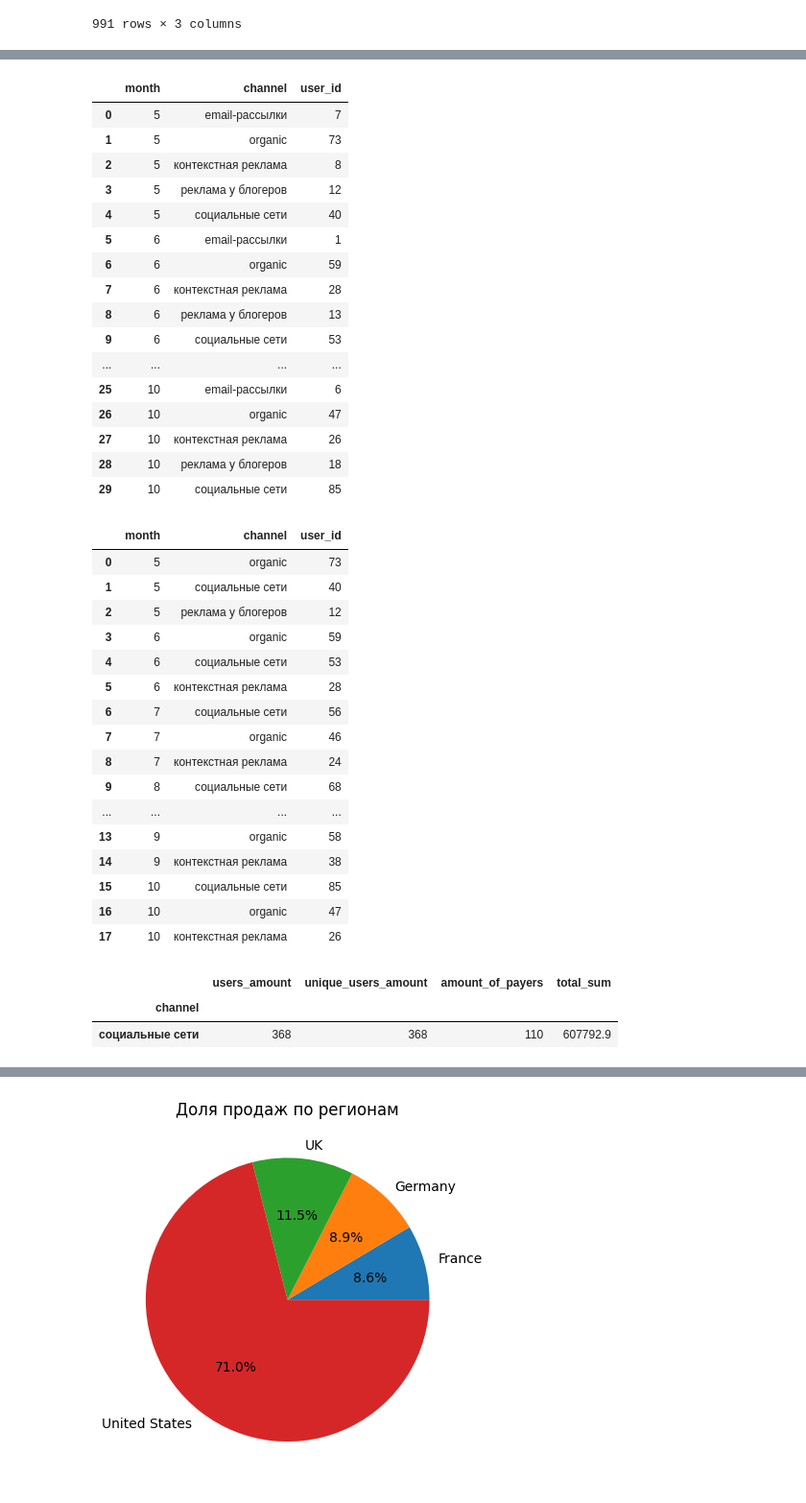
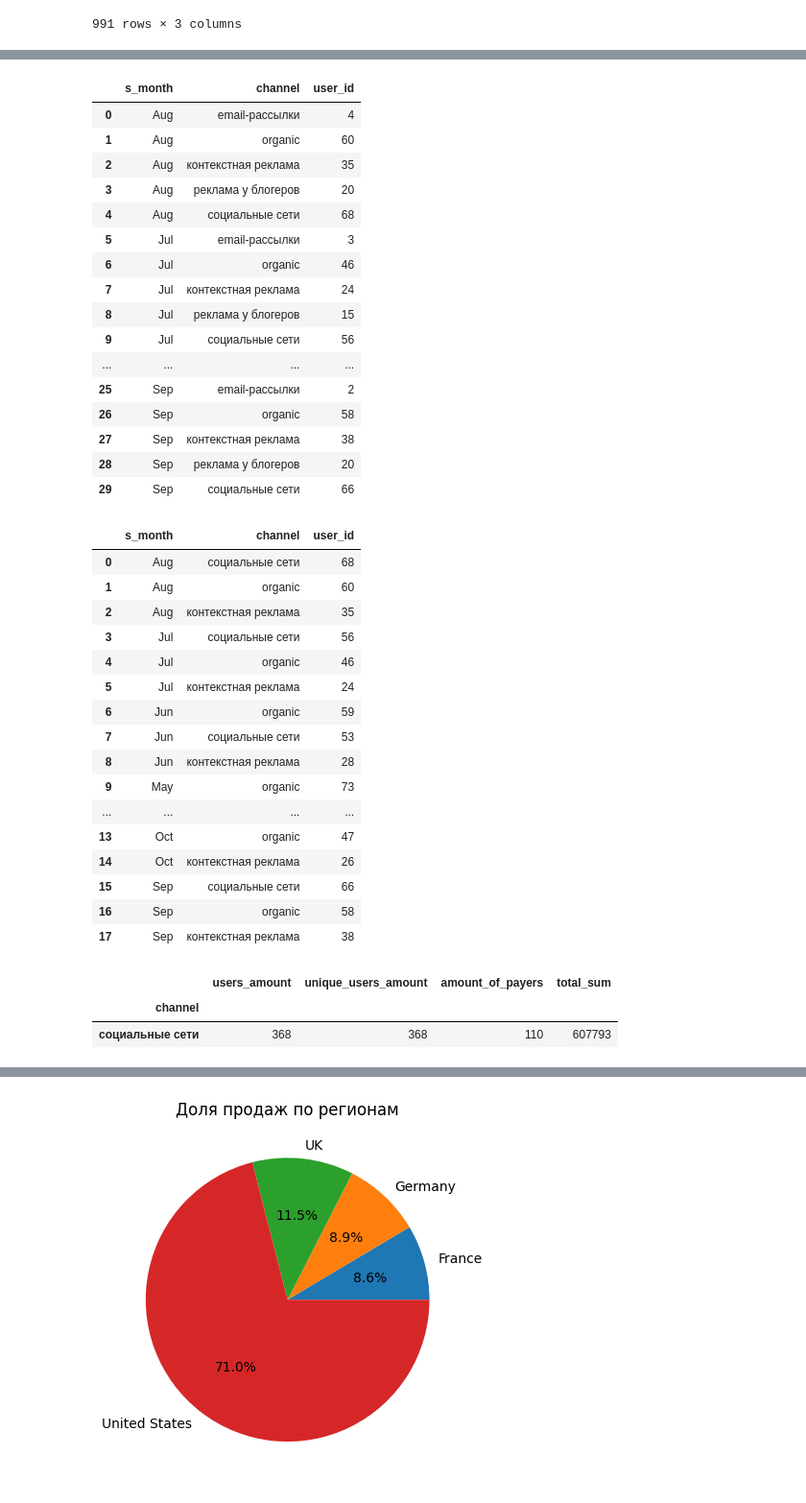
Before and after one commit to yandex-lyceum-org/data-analysis, a Jupyter notebook: main.ipynb, the cells around one changed output, grey strips where cells are left out. Shown: that part at 96% size. Cells and saved outputs as stored; diff of their text form; code cells hidden in the pictures.

```diff
--- a/main.ipynb
+++ b/main.ipynb
@@ -226,3 +227,6 @@ df[["user_id", "total_price", "payer"]]
 | 1010 | 780224321316 | 0.0 | 0 |
 | 1011 | 660481970221 | 4999.0 | 1 |
 991 rows × 3 columns
+# %%
+df["s_month"] = df['session_date'].dt.strftime('%b')
+df[["session_date", "s_month"]]
@@ -228,0 +247,3 @@ df[["user_id", "total_price", "payer"]]
+# %%
+df["s_day"] = df['session_date'].dt.strftime('%a')
+df[["session_date", "s_day"]]
@@ -295,45 +329,45 @@ Name: total_price, dtype: float64
 # %%
-d = df.groupby(["month", "channel"])["user_id"].count().reset_index()
+d = df.groupby(["s_month", "channel"])["user_id"].count().reset_index()
 d
 # %% [output]
-|  | month | channel | user_id |
-| 0 | 5 | email-рассылки | 7 |
-| 1 | 5 | organic | 73 |
-| 2 | 5 | контекстная реклама | 8 |
-| 3 | 5 | реклама у блогеров | 12 |
-| 4 | 5 | социальные сети | 40 |
-| 5 | 6 | email-рассылки | 1 |
-| 6 | 6 | organic | 59 |
-| 7 | 6 | контекстная реклама | 28 |
-| 8 | 6 | реклама у блогеров | 13 |
-| 9 | 6 | социальные сети | 53 |
+|  | s_month | channel | user_id |
+| 0 | Aug | email-рассылки | 4 |
+| 1 | Aug | organic | 60 |
+| 2 | Aug | контекстная реклама | 35 |
+| 3 | Aug | реклама у блогеров | 20 |
+| 4 | Aug | социальные сети | 68 |
+| 5 | Jul | email-рассылки | 3 |
+| 6 | Jul | organic | 46 |
+| 7 | Jul | контекстная реклама | 24 |
+| 8 | Jul | реклама у блогеров | 15 |
+| 9 | Jul | социальные сети | 56 |
 | ... | ... | ... | ... |
-| 25 | 10 | email-рассылки | 6 |
-| 26 | 10 | organic | 47 |
-| 27 | 10 | контекстная реклама | 26 |
-| 28 | 10 | реклама у блогеров | 18 |
-| 29 | 10 | социальные сети | 85 |
+| 25 | Sep | email-рассылки | 2 |
+| 26 | Sep | organic | 58 |
+| 27 | Sep | контекстная реклама | 38 |
+| 28 | Sep | реклама у блогеров | 20 |
+| 29 | Sep | социальные сети | 66 |
 # %%
-top3_channels = d.groupby('month').apply(lambda x: x.nlargest(3, 'user_id')).reset_index(drop=True)
+top3_channels = d.groupby('s_month').apply(lambda x: x.nlargest(3, 'user_id')).reset_index(drop=True)
 top3_channels
 # %% [output]
-|  | month | channel | user_id |
-| 0 | 5 | organic | 73 |
-| 1 | 5 | социальные сети | 40 |
-| 2 | 5 | реклама у блогеров | 12 |
-| 3 | 6 | organic | 59 |
-| 4 | 6 | социальные сети | 53 |
-| 5 | 6 | контекстная реклама | 28 |
-| 6 | 7 | социальные сети | 56 |
-| 7 | 7 | organic | 46 |
-| 8 | 7 | контекстная реклама | 24 |
-| 9 | 8 | социальные сети | 68 |
+|  | s_month | channel | user_id |
+| 0 | Aug | социальные сети | 68 |
+| 1 | Aug | organic | 60 |
+| 2 | Aug | контекстная реклама | 35 |
+| 3 | Jul | социальные сети | 56 |
+| 4 | Jul | organic | 46 |
+| 5 | Jul | контекстная реклама | 24 |
+| 6 | Jun | organic | 59 |
+| 7 | Jun | социальные сети | 53 |
+| 8 | Jun | контекстная реклама | 28 |
+| 9 | May | organic | 73 |
 | ... | ... | ... | ... |
-| 13 | 9 | organic | 58 |
-| 14 | 9 | контекстная реклама | 38 |
-| 15 | 10 | социальные сети | 85 |
-| 16 | 10 | organic | 47 |
-| 17 | 10 | контекстная реклама | 26 |
+| 13 | Oct | organic | 47 |
+| 14 | Oct | контекстная реклама | 26 |
+| 15 | Sep | социальные сети | 66 |
+| 16 | Sep | organic | 58 |
+| 17 | Sep | контекстная реклама | 38 |
 # %%
 k = pd.DataFrame()
 grouped = df.groupby("channel")
@@ -342,9 +376,9 @@ k["unique_users_amount"] = grouped["user_id"].apply(lambda x: len(x.unique()))
 k["amount_of_payers"] = grouped["payer"].sum()
 k["total_sum"] = grouped["total_price"].sum()
 # %%
-k.nlargest(1, "total_sum")  # самая большая сумма продаж
+k.nlargest(1, "total_sum").round().astype(int)  # самая большая сумма продаж
 # %% [output]
 |  | users_amount | unique_users_amount | amount_of_payers | total_sum |
 | channel |  |  |  |  |
-| социальные сети | 368 | 368 | 110 | 607792.9 |
+| социальные сети | 368 | 368 | 110 | 607793 |
 # %%
```
Also changed, not shown: parts of 20 cells of this notebook.
